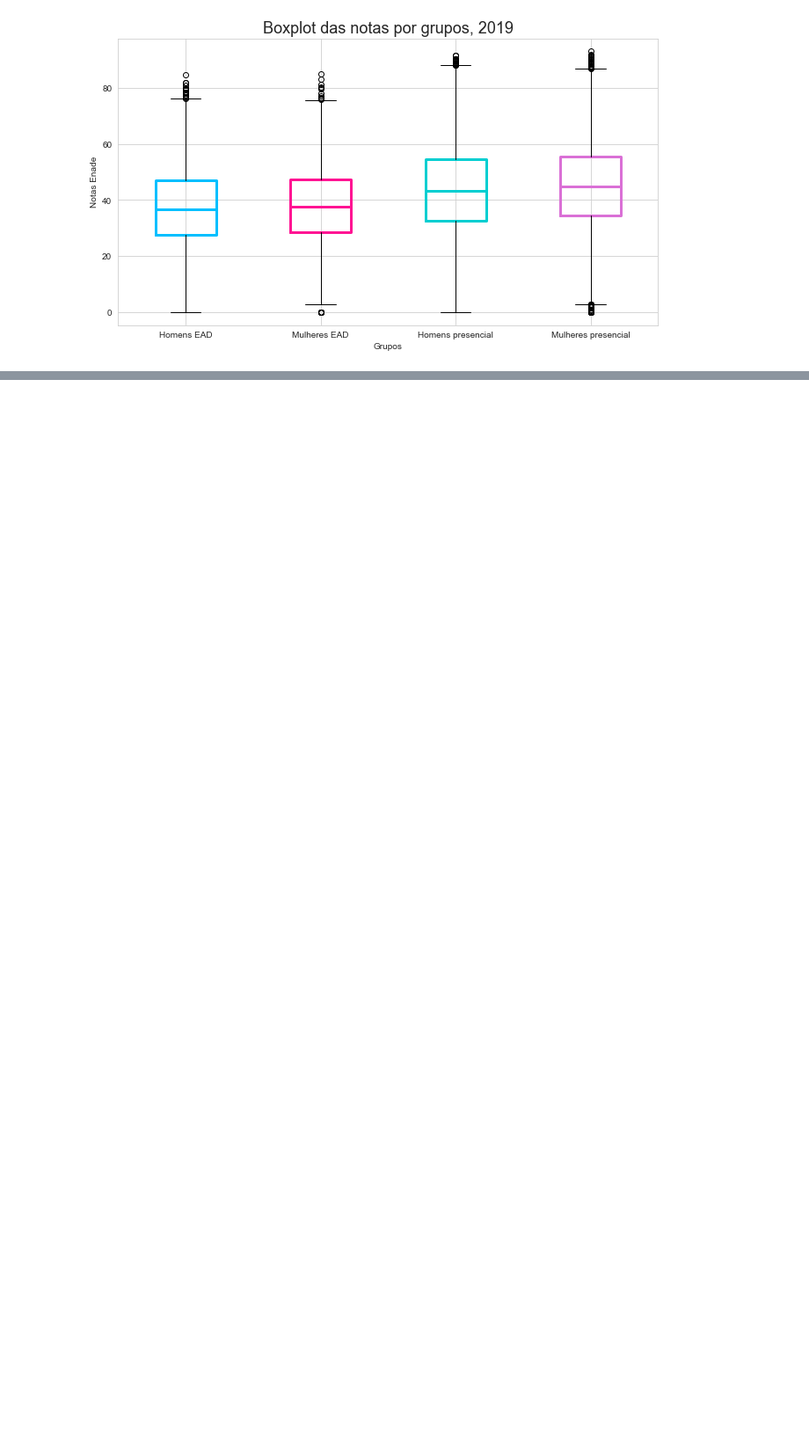
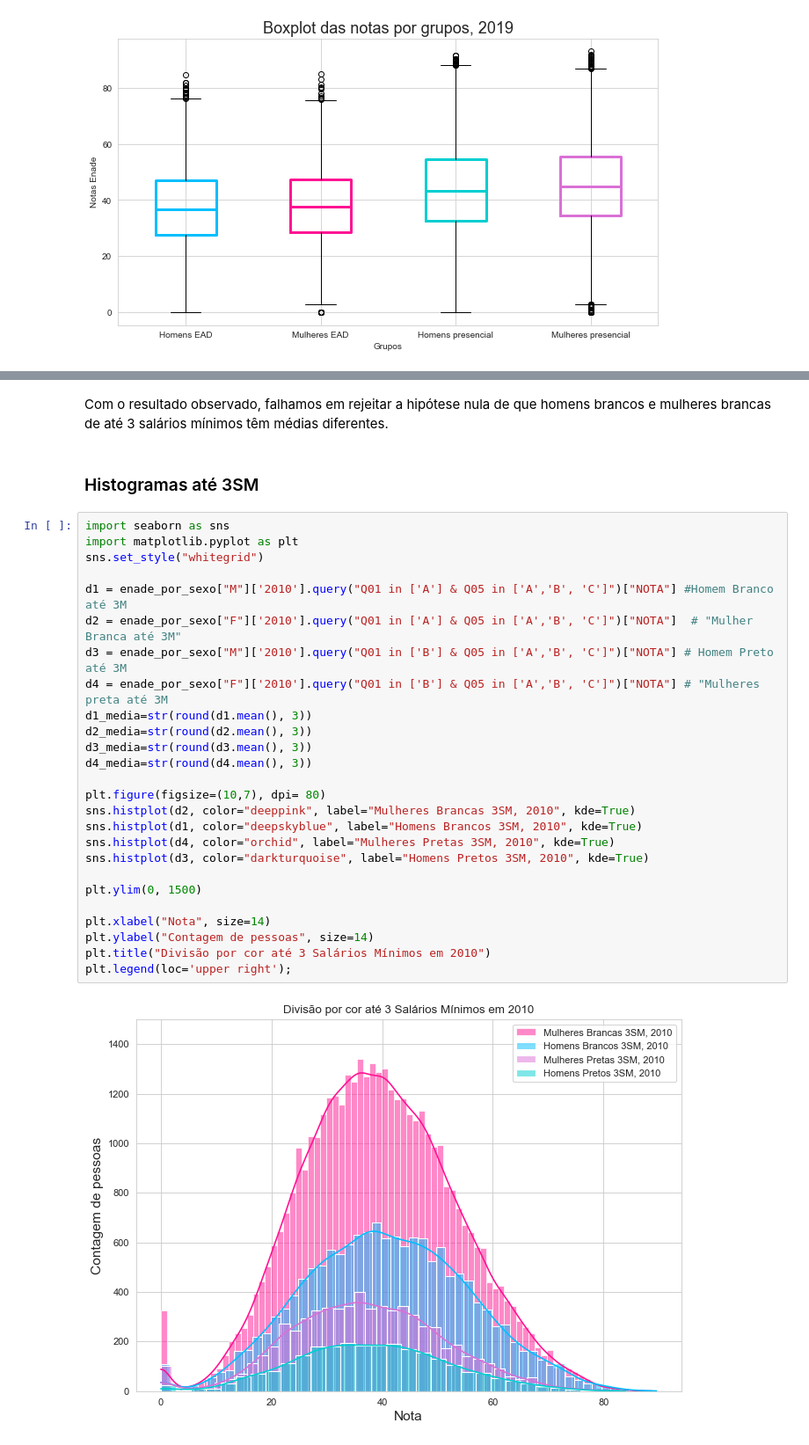
Before and after one commit to renatanesio/dados-universitarios-brasil, a Jupyter notebook: Estudo de Dados Universitários do Brasil.ipynb, the cells around one changed output, grey strips where cells are left out. Shown at 88% size. Cells and saved outputs as stored; diff of their text form; blank space fills up the shorter version.

```diff
--- a/Estudo de Dados Universitários do Brasil.ipynb
+++ b/Estudo de Dados Universitários do Brasil.ipynb
@@ -583,0 +651,32 @@ plt.ylabel("Notas Enade");
+# %% [markdown]
+Com o resultado observado, falhamos em rejeitar a hipótese nula de que homens brancos e mulheres brancas de até 3 salários mínimos têm médias diferentes.
+# %% [markdown]
+### Histogramas até 3SM
+# %%
+import seaborn as sns
+import matplotlib.pyplot as plt
+sns.set_style("whitegrid")
+
+d1 = enade_por_sexo["M"]['2010'].query("Q01 in ['A'] & Q05 in ['A','B', 'C']")["NOTA"] #Homem Branco até 3M
+d2 = enade_por_sexo["F"]['2010'].query("Q01 in ['A'] & Q05 in ['A','B', 'C']")["NOTA"]  # "Mulher Branca até 3M"
+d3 = enade_por_sexo["M"]['2010'].query("Q01 in ['B'] & Q05 in ['A','B', 'C']")["NOTA"] # Homem Preto até 3M
+d4 = enade_por_sexo["F"]['2010'].query("Q01 in ['B'] & Q05 in ['A','B', 'C']")["NOTA"] # "Mulheres preta até 3M
+d1_media=str(round(d1.mean(), 3))
+d2_media=str(round(d2.mean(), 3))
+d3_media=str(round(d3.mean(), 3))
+d4_media=str(round(d4.mean(), 3))
+
+plt.figure(figsize=(10,7), dpi= 80)
+sns.histplot(d2, color="deeppink", label="Mulheres Brancas 3SM, 2010", kde=True)
+sns.histplot(d1, color="deepskyblue", label="Homens Brancos 3SM, 2010", kde=True)
+sns.histplot(d4, color="orchid", label="Mulheres Pretas 3SM, 2010", kde=True)
+sns.histplot(d3, color="darkturquoise", label="Homens Pretos 3SM, 2010", kde=True)
+
+plt.ylim(0, 1500)
+
+plt.xlabel("Nota", size=14)
+plt.ylabel("Contagem de pessoas", size=14)
+plt.title("Divisão por cor até 3 Salários Mínimos em 2010")
+plt.legend(loc='upper right');
+# %% [output]
+[figure, added]
```
Also changed, not shown: parts of 33 cells of this notebook.
